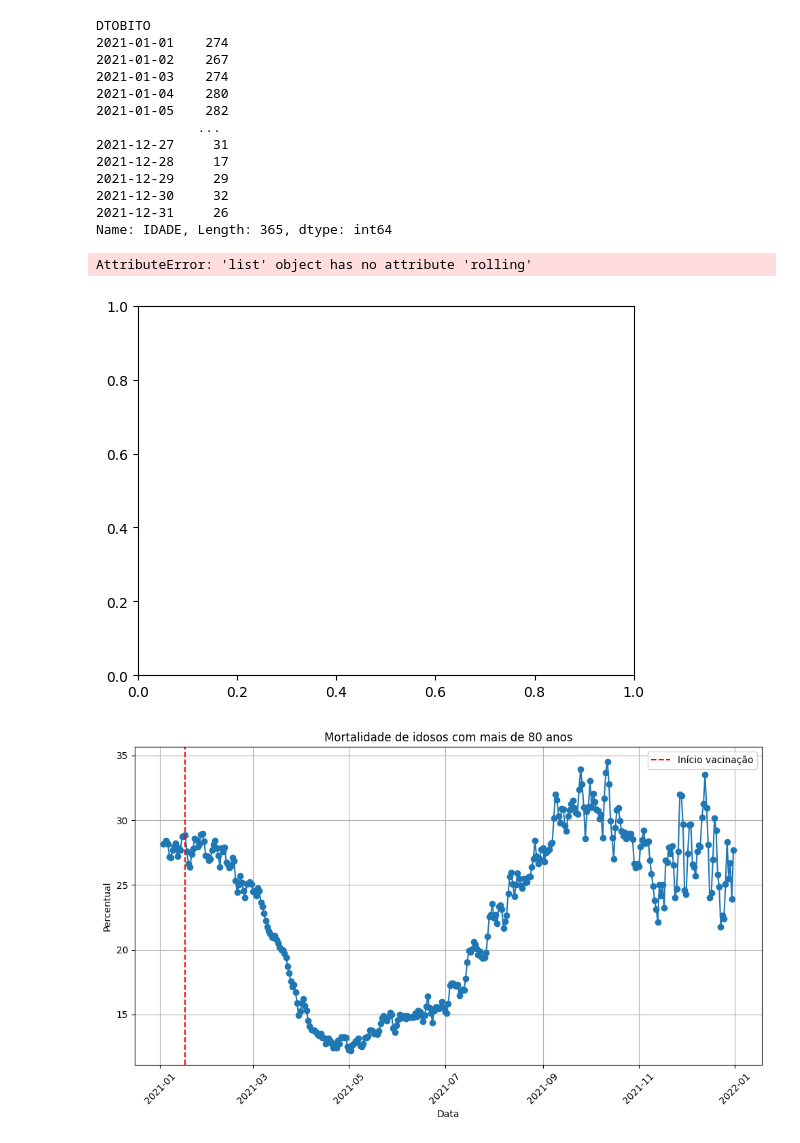
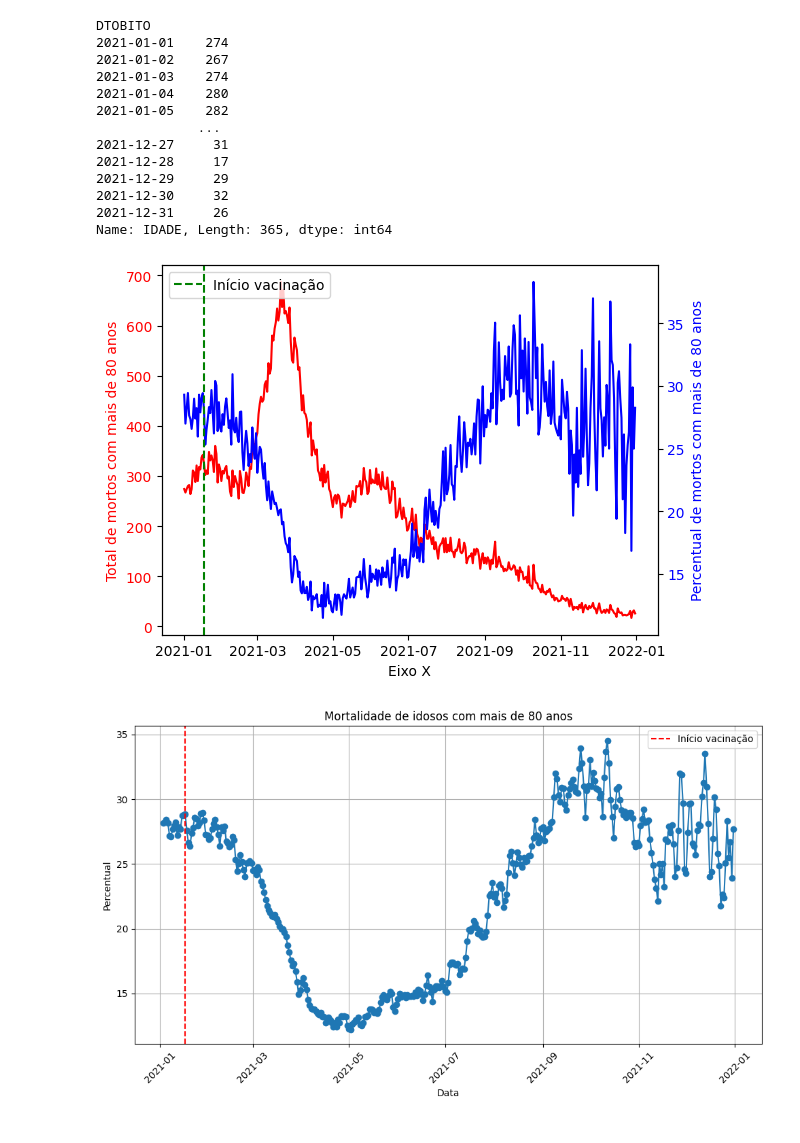
Before and after one commit to arturbernardo/eficacia_vacina_covid19, a Jupyter notebook: eficiencia_vacinas.ipynb, the cells around one changed output. Saved outputs shown, nothing was run; the diff lists cells and outputs as text; code cells hidden in the pictures.

```diff
--- a/eficiencia_vacinas.ipynb
+++ b/eficiencia_vacinas.ipynb
@@ -143,33 +150,31 @@ smothed_percentual_to_plot = np.convolve(percentual_to_plot, np.ones(window_size
 # %%
 # TOTAL DE MORTOS
 total_mortos_to_plot = []
 for m80 in maior_80:
     total_mortos_to_plot.append(m80)
 
 fig, ax1 = plt.subplots()
-# df['Y'].rolling(window=10).mean()
-ax1.plot(data_to_plot, total_mortos_to_plot.rolling(window=10).mean(), color='#A30000')
+ax1.plot(data_to_plot, total_mortos_to_plot, color='red')
 ax1.set_xlabel('Eixo X')
-ax1.set_ylabel('Total de mortos com mais de 80 anos', color='#A30000')
-ax1.tick_params(axis='y', labelcolor='#A30000')
+ax1.set_ylabel('Total de mortos com mais de 80 anos', color='red')
+ax1.tick_params(axis='y', labelcolor='red')
 
 ax2 = ax1.twinx()
-ax2.plot(data_to_plot, percentual_to_plot, color='#FF7700')
-ax2.set_ylabel('Percentual de mortos com mais de 80 anos', color='#FF7700')
-ax2.tick_params(axis='y', labelcolor='#FF7700')
+ax2.plot(data_to_plot, percentual_to_plot, color='blue')
+ax2.set_ylabel('Percentual de mortos com mais de 80 anos', color='blue')
+ax2.tick_params(axis='y', labelcolor='blue')
 
 data_vertical = pd.Timestamp('2021-01-17')
-plt.axvline(x=data_vertical, color='#004777', linestyle='--', label='Início vacinação')
+plt.axvline(x=data_vertical, color='green', linestyle='--', label='Início vacinação')
 
 lines1, labels1 = ax1.get_legend_handles_labels()
 lines2, labels2 = ax2.get_legend_handles_labels()
 ax1.legend(lines1 + lines2, labels1 + labels2, loc='upper left')
 
 
 plt.show()
 # %% [output]
-AttributeError: 'list' object has no attribute 'rolling'
-[figure, old version]
+[figure, new version]
 # %%
 plt.figure(figsize=(10, 6))
 plt.plot(data_to_plot[2:], smothed_percentual_to_plot[2:], marker='o', linestyle='-')
```
Also changed, not shown: parts of 4 cells of this notebook.
